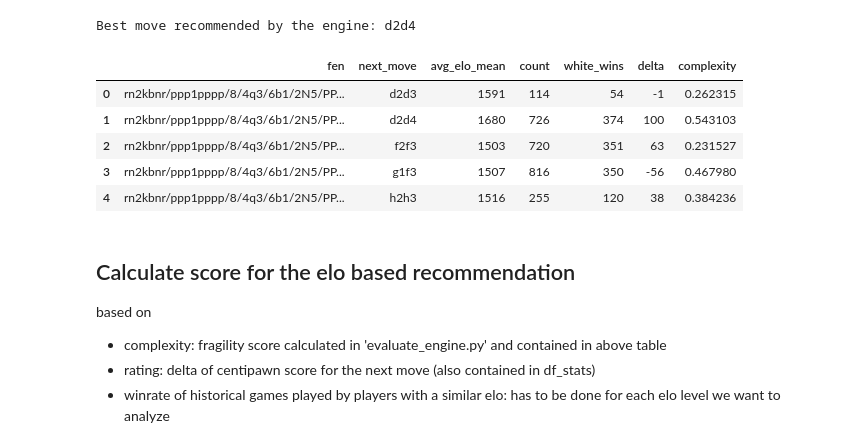
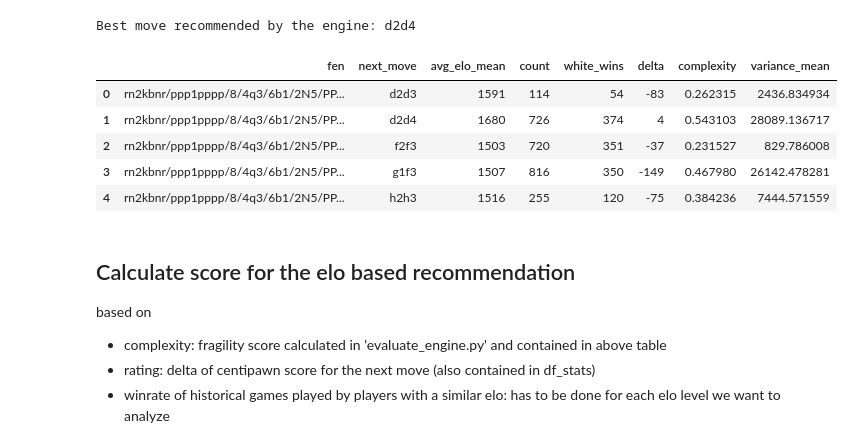
Before and after one commit to croco22/chess, a Jupyter notebook: recommendation_analysis.ipynb, the cells around one changed output. Cells and saved outputs as stored; diff of their text form; code cells hidden in the pictures.

```diff
--- a/recommendation_analysis.ipynb
+++ b/recommendation_analysis.ipynb
@@ -101,28 +101,28 @@ Best move recommended by the engine: d2d4
 # %%
 fen = sample_game["fen"]
 moves = str(df_next_move["next_move"].tolist())
 
 proc = subprocess.run(
-    [sys.executable, 'evaluate_engine.py', fen, moves],
+    [sys.executable, 'evaluate_engine_variance.py', fen, moves],
     capture_output=True,
     text=True
 )
 
 if proc.returncode != 0:
     raise RuntimeError(f"Engine script failed: {proc.stderr}")
 
 engine_results = json.loads(proc.stdout)
 engine_df = pd.DataFrame(engine_results)
 
 df_stats = df_next_move.merge(engine_df, on='next_move')
 df_stats
 # %% [output]
-|  | fen | next_move | avg_elo_mean | count | white_wins | delta | complexity |
-| 0 | rn2kbnr/ppp1pppp/8/4q3/6b1/2N5/PP... | d2d3 | 1591 | 114 | 54 | -1 | 0.262315 |
-| 1 | rn2kbnr/ppp1pppp/8/4q3/6b1/2N5/PP... | d2d4 | 1680 | 726 | 374 | 100 | 0.543103 |
-| 2 | rn2kbnr/ppp1pppp/8/4q3/6b1/2N5/PP... | f2f3 | 1503 | 720 | 351 | 63 | 0.231527 |
-| 3 | rn2kbnr/ppp1pppp/8/4q3/6b1/2N5/PP... | g1f3 | 1507 | 816 | 350 | -56 | 0.467980 |
-| 4 | rn2kbnr/ppp1pppp/8/4q3/6b1/2N5/PP... | h2h3 | 1516 | 255 | 120 | 38 | 0.384236 |
+|  | fen | next_move | avg_elo_mean | count | white_wins | delta | complexity | variance_mean |
+| 0 | rn2kbnr/ppp1pppp/8/4q3/6b1/2N5/PP... | d2d3 | 1591 | 114 | 54 | -83 | 0.262315 | 2436.834934 |
+| 1 | rn2kbnr/ppp1pppp/8/4q3/6b1/2N5/PP... | d2d4 | 1680 | 726 | 374 | 4 | 0.543103 | 28089.136717 |
+| 2 | rn2kbnr/ppp1pppp/8/4q3/6b1/2N5/PP... | f2f3 | 1503 | 720 | 351 | -37 | 0.231527 | 829.786008 |
+| 3 | rn2kbnr/ppp1pppp/8/4q3/6b1/2N5/PP... | g1f3 | 1507 | 816 | 350 | -149 | 0.467980 | 26142.478281 |
+| 4 | rn2kbnr/ppp1pppp/8/4q3/6b1/2N5/PP... | h2h3 | 1516 | 255 | 120 | -75 | 0.384236 | 7444.571559 |
 # %% [markdown]
 ## Calculate score for the elo based recommendation
 based on
```
Also changed, not shown: parts of 3 cells of this notebook, 3 other files.
